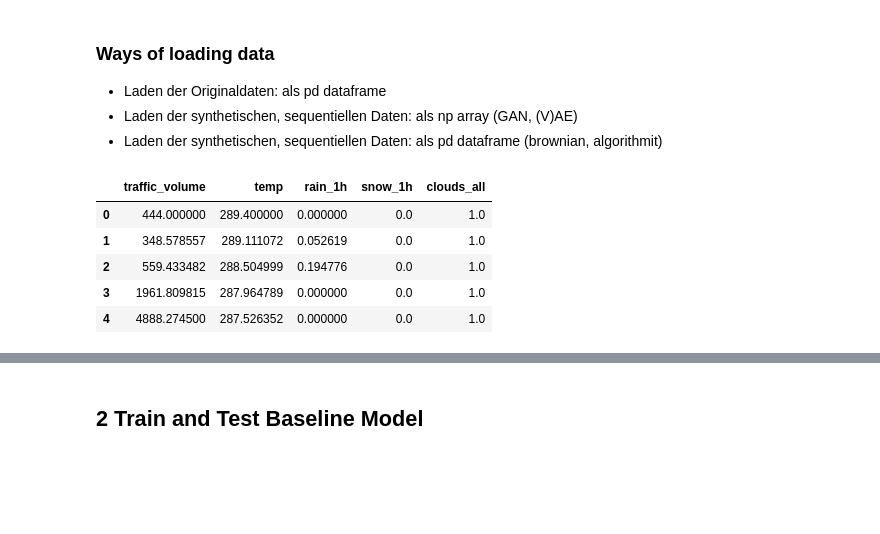
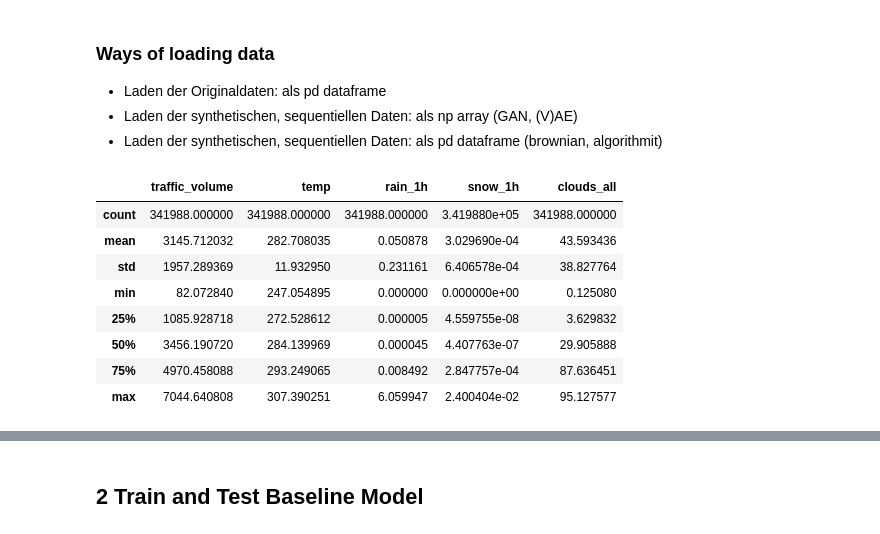
Before and after one commit to arneallwardt/time_series_data_augmentation, a Jupyter notebook: data_evaluation/evaluation_pipeline.ipynb, the cells around one changed output, grey strips where cells are left out. Saved outputs shown, nothing was run; the diff lists cells and outputs as text; code cells hidden in the pictures; blank space fills up the shorter version.

Commit message:
- beginning of AE implementation - added unscaled timegan data without categorical features

```diff
--- a/data_evaluation/evaluation_pipeline.ipynb
+++ b/data_evaluation/evaluation_pipeline.ipynb
@@ -37,7 +37,7 @@ BENCHMARK = False
 - Laden der synthetischen, sequentiellen Daten: als pd dataframe (brownian, algorithmit)
 # %%
 # possible types: 'timegan_lstm', 'timegan_gru', 'jitter', 'timewarp'
-syn_data_type = 'timewarp'
+syn_data_type = 'timegan_gru'
 # %%
 # Load real time series
 data_real_df = pd.read_csv(REAL_DATA_FOLDER/'metro_interstate_traffic_volume_label_encoded_no_categorical.csv')
@@ -45,10 +45,10 @@ data_real_numpy = dc(data_real_df).to_numpy()
 
 if syn_data_type == 'timegan_lstm':
     # load sequential data (which should already be scaled)
-    data_syn_numpy = load_sequential_time_series(SYNTHETIC_DATA_FOLDER/'mitv_28499_12_11_lstm_unscaled.csv', shape=(28499, 12, 11))
+    data_syn_numpy = load_sequential_time_series(SYNTHETIC_DATA_FOLDER/'mitv_28499_12_5_lstm_unscaled.csv', shape=(28499, 12, 5))
 
 elif syn_data_type == 'timegan_gru':
-    data_syn_numpy = load_sequential_time_series(SYNTHETIC_DATA_FOLDER/'mitv_28499_12_11_gru_unscaled.csv', shape=(28499, 12, 11))
+    data_syn_numpy = load_sequential_time_series(SYNTHETIC_DATA_FOLDER/'mitv_28499_12_5_gru_unscaled.csv', shape=(28499, 12, 5))
 
 elif syn_data_type == 'jitter':
     jitter_factor = 0.1
@@ -60,11 +60,14 @@ elif syn_data_type == 'timewarp':
     data_syn_numpy = dc(data_syn_df).to_numpy()
 # %%
 df = pd.DataFrame(data_syn_numpy.reshape(-1, data_syn_numpy.shape[-1]), columns=data_real_df.columns)
-df.head()
+df.describe()
 # %% [output]
 |  | traffic_volume | temp | rain_1h | snow_1h | clouds_all |
-| 0 | 444.000000 | 289.400000 | 0.000000 | 0.0 | 1.0 |
-| 1 | 348.578557 | 289.111072 | 0.052619 | 0.0 | 1.0 |
-| 2 | 559.433482 | 288.504999 | 0.194776 | 0.0 | 1.0 |
-| 3 | 1961.809815 | 287.964789 | 0.000000 | 0.0 | 1.0 |
-| 4 | 4888.274500 | 287.526352 | 0.000000 | 0.0 | 1.0 |
+| count | 341988.000000 | 341988.000000 | 341988.000000 | 3.419880e+05 | 341988.000000 |
+| mean | 3145.712032 | 282.708035 | 0.050878 | 3.029690e-04 | 43.593436 |
+| std | 1957.289369 | 11.932950 | 0.231161 | 6.406578e-04 | 38.827764 |
+| min | 82.072840 | 247.054895 | 0.000000 | 0.000000e+00 | 0.125080 |
+| 25% | 1085.928718 | 272.528612 | 0.000005 | 4.559755e-08 | 3.629832 |
+| 50% | 3456.190720 | 284.139969 | 0.000045 | 4.407763e-07 | 29.905888 |
+| 75% | 4970.458088 | 293.249065 | 0.008492 | 2.847757e-04 | 87.636451 |
+| max | 7044.640808 | 307.390251 | 6.059947 | 2.400404e-02 | 95.127577 |
```
Also changed, not shown: parts of 2 cells of this notebook, 8 other files.
